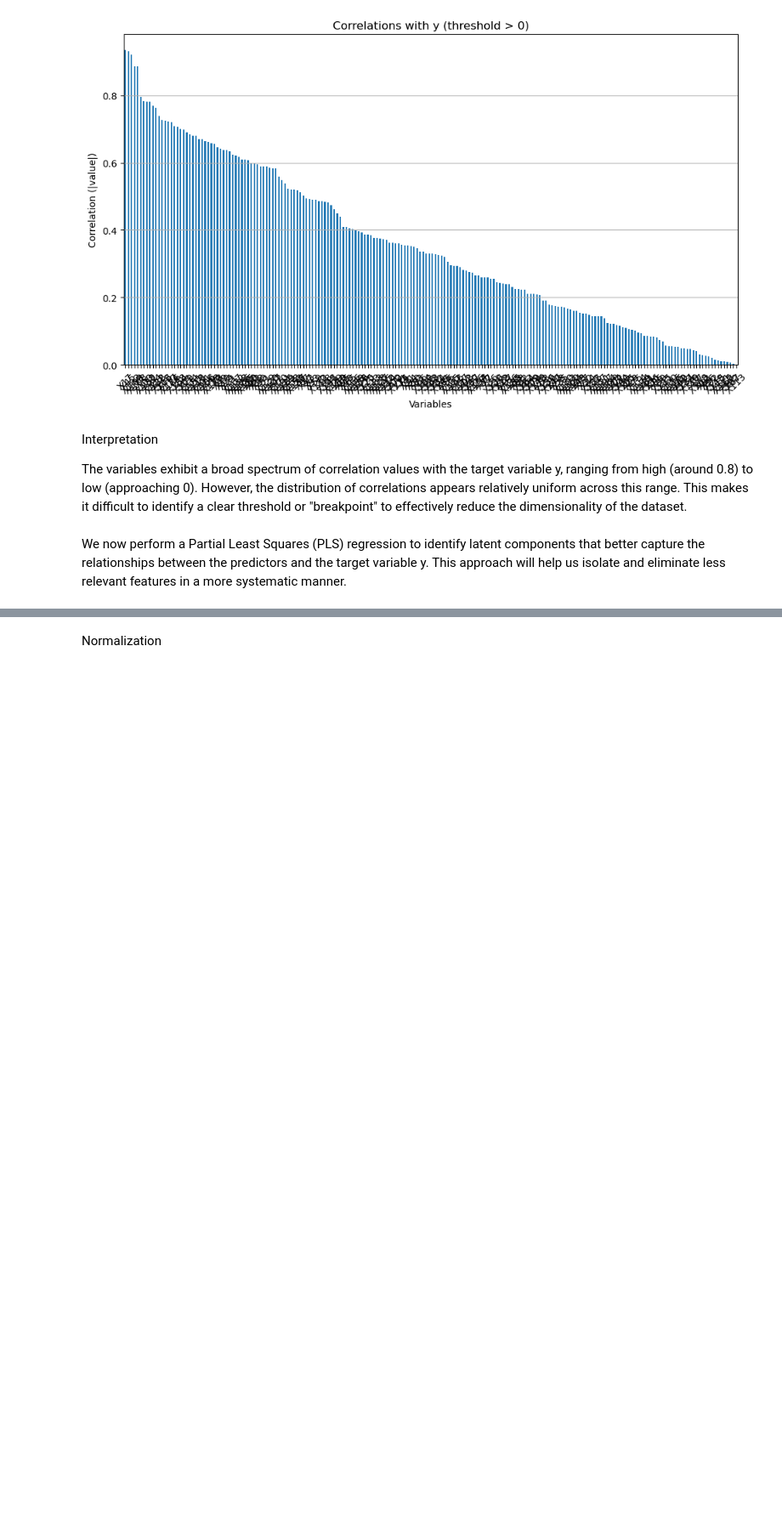
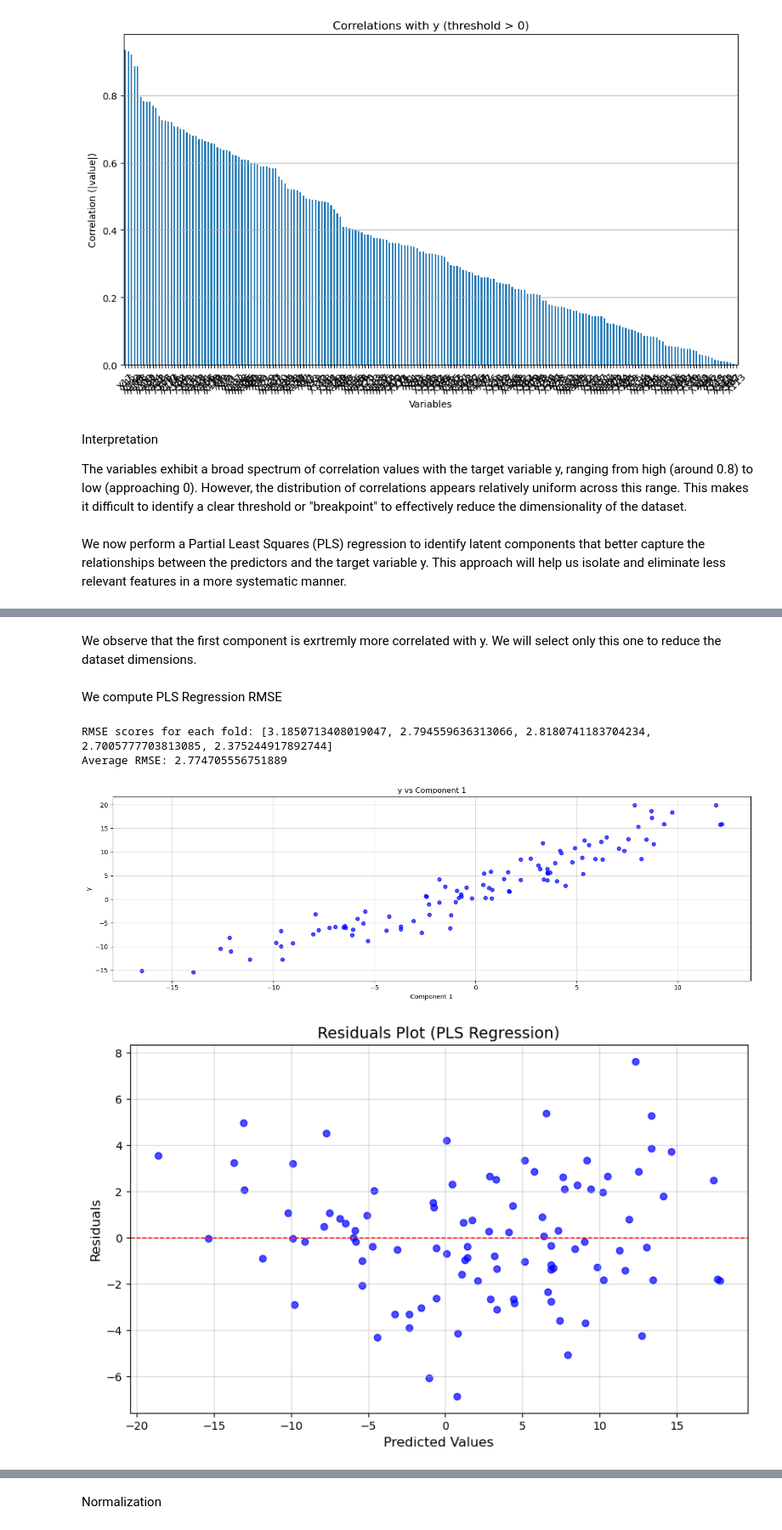
Before and after one commit to luc-polo/Advanced-Regression-Challenge, a Jupyter notebook: Script.ipynb, the cells around one changed output, grey strips where cells are left out. Shown at 85% size. Drawn from its saved outputs; the diff is of its cells as text; code cells hidden in the pictures; blank space fills up the shorter version.

```diff
--- a/Script.ipynb
+++ b/Script.ipynb
@@ -298,0 +405,48 @@ This approach will help us isolate and eliminate less relevant features in a mor
+# %% [markdown]
+We observe that the first component is exrtremly more correlated with y. We will select only this one to reduce the dataset dimensions.
+# %% [markdown]
+We compute PLS Regression RMSE
+# %%
+from sklearn.cross_decomposition import PLSRegression
+import matplotlib.pyplot as plt
+
+# Define the number of components for PLS
+n_components = 1  # Specify the number of components
+
+# Initialize the PLS model
+pls_model = PLSRegression(n_components=n_components)
+
+# Perform stratified cross-validation
+rmse_scores, avg_rmse = stratified_cross_val_rmse(pls_model, X, Y, n_bins=5, n_splits=5)
+
+# Display results
+print(f"RMSE scores for each fold: {rmse_scores}")
+print(f"Average RMSE: {avg_rmse}")
+
+# Refit the model on the entire dataset to get latent components
+pls_model.fit(X, Y)
+latent_components = pls_model.x_scores_
+
+# Plot y against each latent component
+plt.figure(figsize=(15, 5))
+for i in range(n_components):
+    plt.subplot(1, n_components, i + 1)
+    plt.scatter(latent_components[:, i], Y, alpha=0.7, color='blue')
+    plt.title(f"y vs Component {i + 1}", fontsize=12)
+    plt.xlabel(f"Component {i + 1}", fontsize=10)
+    plt.ylabel("y", fontsize=10)
+    plt.grid(alpha=0.5)
+
+plt.tight_layout()
+plt.show()
+
+# Refit the PLS model on the entire dataset
+pls_model.fit(X, Y)
+
+# Plot residuals
+plot_residuals(pls_model, X, Y, title="Residuals Plot (PLS Regression)")
+# %% [output]
+RMSE scores for each fold: [3.1850713408019047, 2.794559636313066, 2.8180741183704234, 2.7005777703813085, 2.375244917892744]
+Average RMSE: 2.774705556751889
+[figure, added]
+[figure, added]
```
Also changed, not shown: parts of 14 cells of this notebook.
